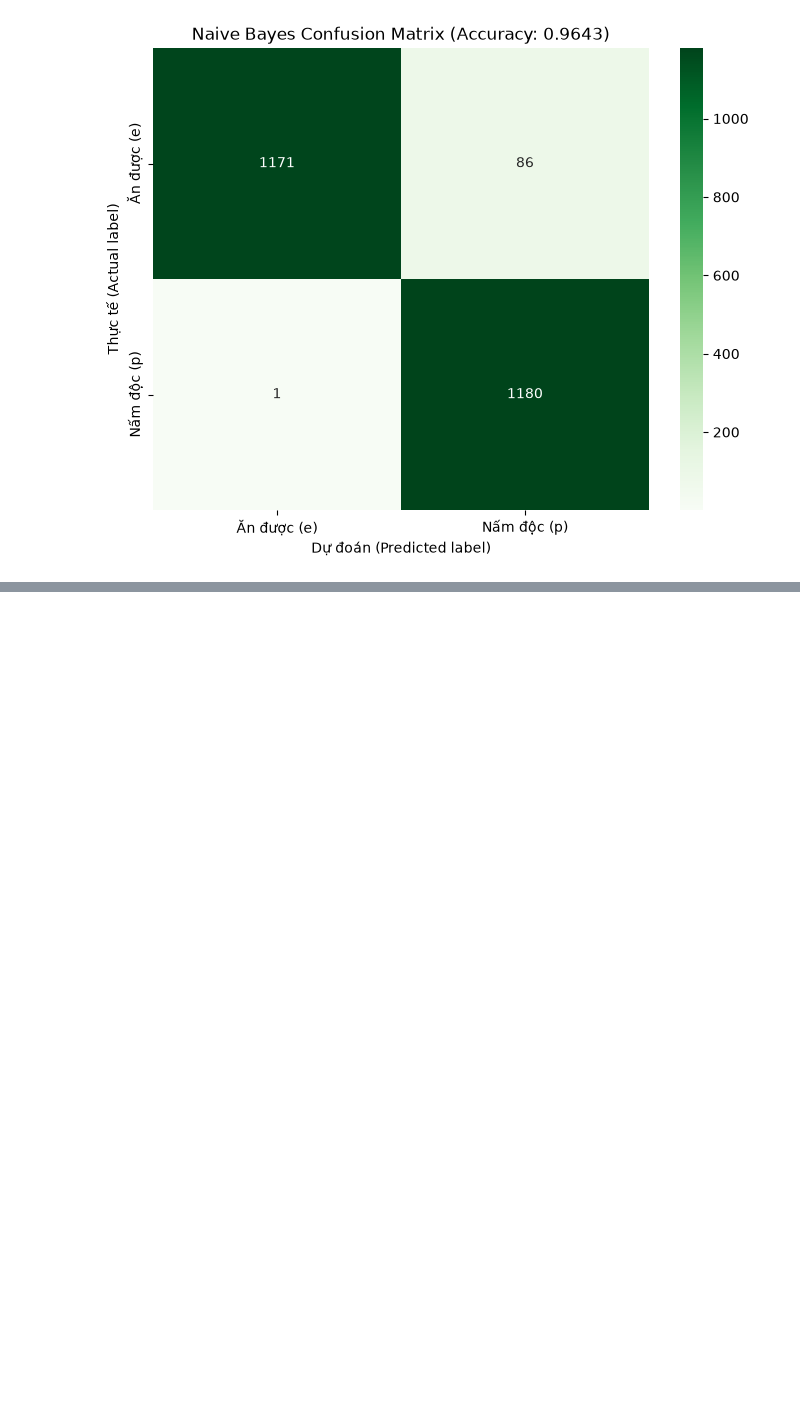
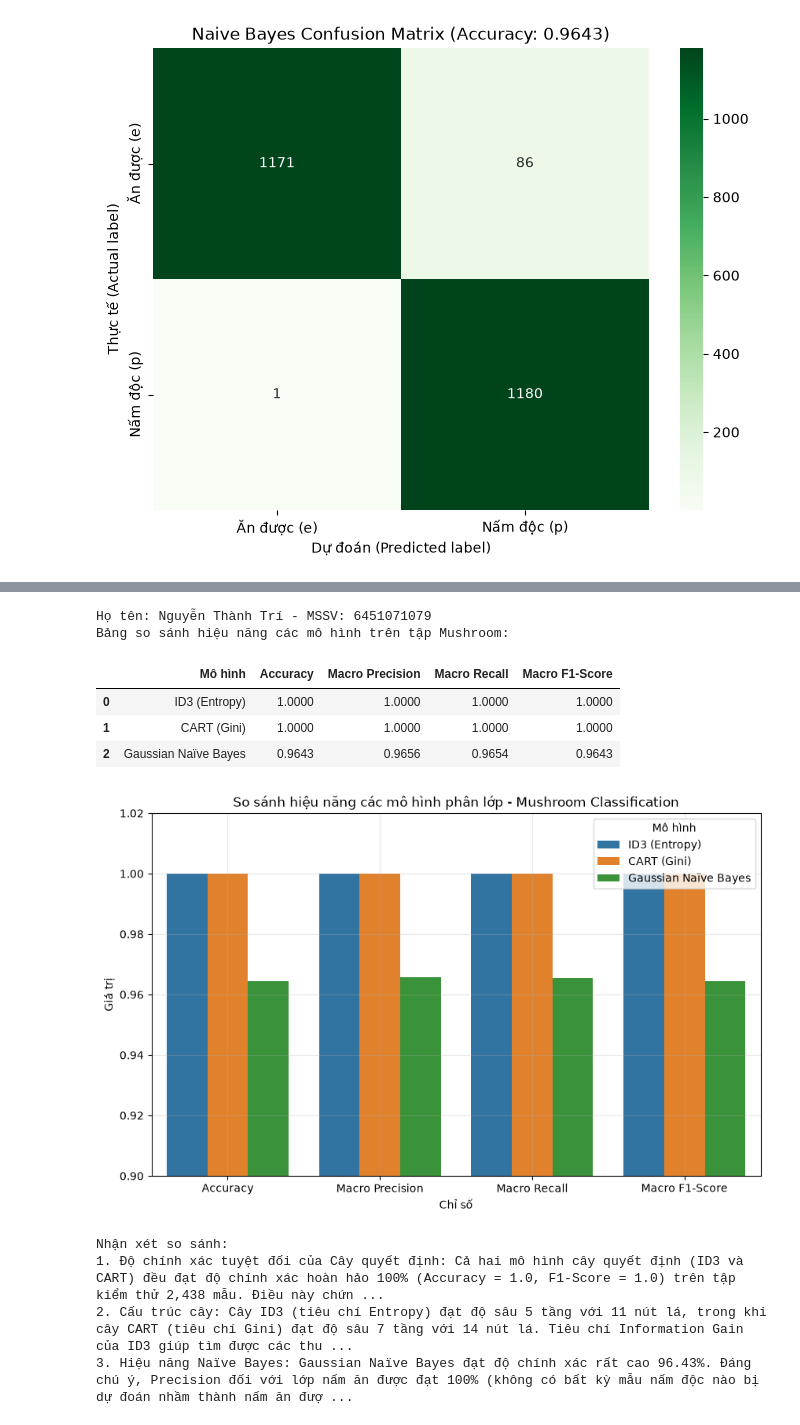
Before and after one commit to TriNguyenThanh/6451071079_Lab2, a Jupyter notebook: model/6451071079_LAB2_Bai4.ipynb, the cells around one changed output, grey strips where cells are left out. Cells and saved outputs as stored; diff of their text form; code cells hidden in the pictures; blank space fills up the shorter version.

```diff
--- a/model/6451071079_LAB2_Bai4.ipynb
+++ b/model/6451071079_LAB2_Bai4.ipynb
@@ -252,0 +258,52 @@ weighted avg       0.97      0.96      0.96      2438
+# %%
+# Câu 10: So sánh kết quả của các mô hình phân lớp
+models_name = ['ID3 (Entropy)', 'CART (Gini)', 'Gaussian Naïve Bayes']
+accuracies = [id3_score, cart_score, bayes_score]
+
+id3_rep = metrics.classification_report(y_test, id3_pred, output_dict=True)
+cart_rep = metrics.classification_report(y_test, cart_pred, output_dict=True)
+bayes_rep = metrics.classification_report(y_test, bayes_pred, output_dict=True)
+
+precisions = [id3_rep['macro avg']['precision'], cart_rep['macro avg']['precision'], bayes_rep['macro avg']['precision']]
+recalls = [id3_rep['macro avg']['recall'], cart_rep['macro avg']['recall'], bayes_rep['macro avg']['recall']]
+f1_scores = [id3_rep['macro avg']['f1-score'], cart_rep['macro avg']['f1-score'], bayes_rep['macro avg']['f1-score']]
+
+df_comparison = pd.DataFrame({
+    'Mô hình': models_name,
+    'Accuracy': accuracies,
+    'Macro Precision': precisions,
+    'Macro Recall': recalls,
+    'Macro F1-Score': f1_scores
+})
+
+print("Họ tên: Nguyễn Thành Trí - MSSV: 6451071079")
+print("Bảng so sánh hiệu năng các mô hình trên tập Mushroom:")
+display(df_comparison.round(4))
+
+# Trực quan hóa bằng biểu đồ cột
+df_plot = df_comparison.melt(id_vars='Mô hình', var_name='Chỉ số', value_name='Giá trị')
+plt.figure(figsize=(10, 6))
+sns.barplot(data=df_plot, x='Chỉ số', y='Giá trị', hue='Mô hình', palette='tab10')
+plt.title("So sánh hiệu năng các mô hình phân lớp - Mushroom Classification")
+plt.ylim(0.9, 1.02)
+plt.grid(True, alpha=0.3)
+plt.show()
+
+# Nhận xét đánh giá
+print()
+print("Nhận xét so sánh:")
+print("1. Độ chính xác tuyệt đối của Cây quyết định: Cả hai mô hình cây quyết định (ID3 và CART) đều đạt độ chính xác hoàn hảo 100% (Accuracy = 1.0, F1-Score = 1.0) trên tập kiểm thử 2,438 mẫu. Điều này chứng minh rằng các thuộc tính hình thái (như mùi vị, màu sắc bao tử, kích thước mang) có tính phân tách nhị phân cực kỳ mạnh đối với độc tính của nấm.")
+print("2. Cấu trúc cây: Cây ID3 (tiêu chí Entropy) đạt độ sâu 5 tầng với 11 nút lá, trong khi cây CART (tiêu chí Gini) đạt độ sâu 7 tầng với 14 nút lá. Tiêu chí Information Gain của ID3 giúp tìm được các thuộc tính phân nhánh tối ưu hơn một chút, cho cây gọn hơn.")
+print("3. Hiệu năng Naïve Bayes: Gaussian Naïve Bayes đạt độ chính xác rất cao 96.43%. Đáng chú ý, Precision đối với lớp nấm ăn được đạt 100% (không có bất kỳ mẫu nấm độc nào bị dự đoán nhầm thành nấm ăn được), đảm bảo tính an toàn tối đa trong phân loại thực tế.")
+# %% [output]
+Họ tên: Nguyễn Thành Trí - MSSV: 6451071079
+Bảng so sánh hiệu năng các mô hình trên tập Mushroom:
+|  | Mô hình | Accuracy | Macro Precision | Macro Recall | Macro F1-Score |
+| 0 | ID3 (Entropy) | 1.0000 | 1.0000 | 1.0000 | 1.0000 |
+| 1 | CART (Gini) | 1.0000 | 1.0000 | 1.0000 | 1.0000 |
+| 2 | Gaussian Naïve Bayes | 0.9643 | 0.9656 | 0.9654 | 0.9643 |
+[figure, added]
+Nhận xét so sánh:
+1. Độ chính xác tuyệt đối của Cây quyết định: Cả hai mô hình cây quyết định (ID3 và CART) đều đạt độ chính xác hoàn hảo 100% (Accuracy = 1.0, F1-Score = 1.0) trên tập kiểm thử 2,438 mẫu. Điều này chứn ...
+2. Cấu trúc cây: Cây ID3 (tiêu chí Entropy) đạt độ sâu 5 tầng với 11 nút lá, trong khi cây CART (tiêu chí Gini) đạt độ sâu 7 tầng với 14 nút lá. Tiêu chí Information Gain của ID3 giúp tìm được các thu ...
+3. Hiệu năng Naïve Bayes: Gaussian Naïve Bayes đạt độ chính xác rất cao 96.43%. Đáng chú ý, Precision đối với lớp nấm ăn được đạt 100% (không có bất kỳ mẫu nấm độc nào bị dự đoán nhầm thành nấm ăn đượ ...
```
Also changed, not shown: parts of 1 cell of this notebook.
